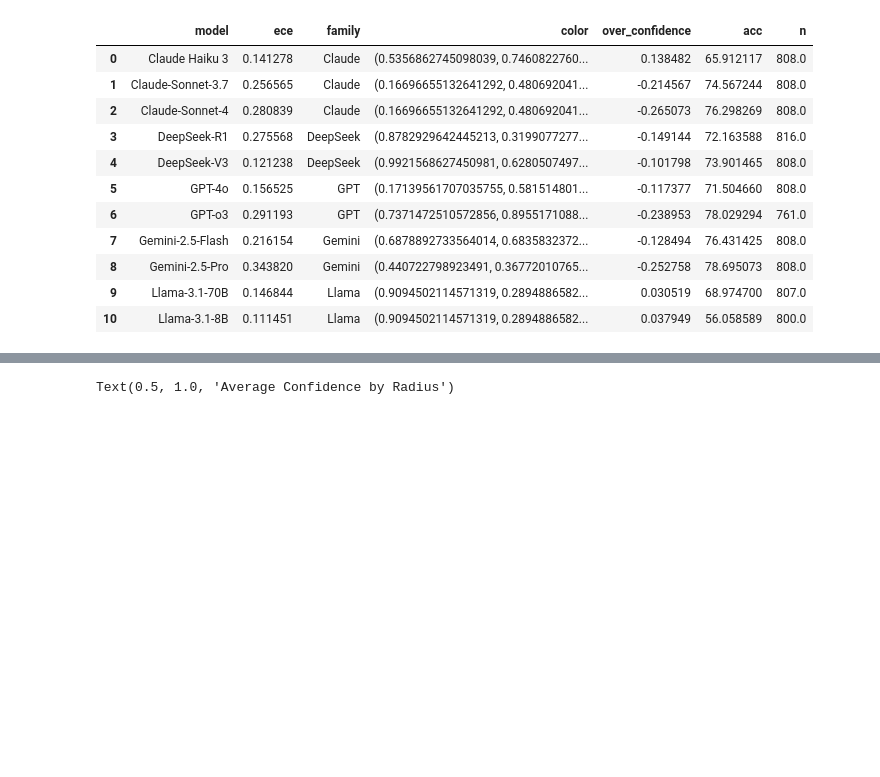
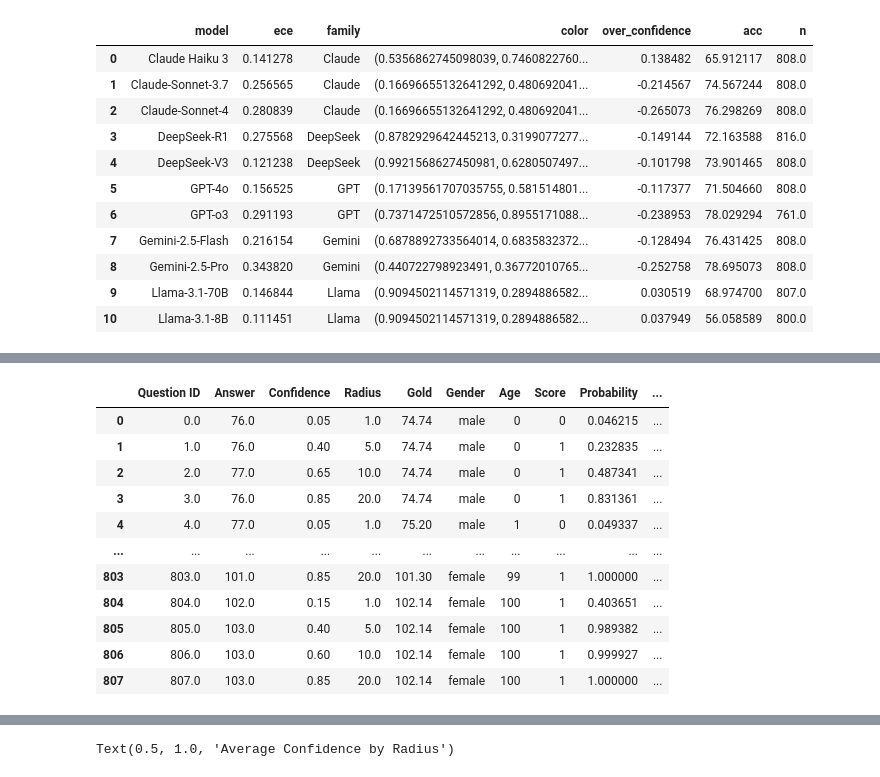
Before and after one commit to NoamMichael/Comparing-Confidence-in-LLMs, a Jupyter notebook: get_results_analysis.ipynb, the cells around one changed output, grey strips where cells are left out. Drawn from its saved outputs; the diff is of its cells as text; code cells hidden in the pictures; blank space fills up the shorter version.

```diff
--- a/get_results_analysis.ipynb
+++ b/get_results_analysis.ipynb
@@ -2567,0 +2791,73 @@ Name: Confidence, dtype: float64
+# %%
+# --- Just analysis on Claude - Sonnet -4
+act = pd.read_csv('Formatted Benchmarks\\PeriodLifeTable_2022_RawData.csv')
+qset_name = 'LifeEval'
+gold_df_path = 'Formatted Benchmarks\\life_eval_formatted.csv'
+gold_df = pd.read_csv(gold_df_path)
+gold = gold_df['True Lifespan']
+model_name = 'Claude-Sonnet-4'
+
+
+df  = dfs[qset_name][model_name]
+print(f"USING {df.shape[0]} ROWS")
+answers = df['Answer']
+confidence = df['Confidence']
+qid = df['Question ID']
+
+# Get Radius
+radius_list = [1, 5, 10, 20]
+# Get the modulus of QID then use that as an index for radius_list such that 0-> 1, 1-> 5, 2-> 10, 3-> 20
+mod_qid = df['Question ID'].astype('int').apply(lambda x: x % 4)
+
+
+rads = mod_qid.apply(lambda i: radius_list[i])
+#df['radius'] = rads
+
+#Gold Answer:
+
+all_data = pd.DataFrame({
+    'Question ID': qid,
+    'Answer': answers,
+    'Confidence': confidence.astype(float),
+    'Radius': rads,
+    'Gold': gold
+})
+
+data = all_data[all_data['Answer'].notna()].copy()
+data['Gender'] = ['female' if i >= 404 else 'male' for i in df.index]
+data['Age'] = [get_age(qid) for qid in df['Question ID']]
+
+data['Score'] = (
+                (data['Answer'].astype(float) >= data['Gold'] - data['Radius']) &
+                (data['Answer'].astype(float) <= data['Gold'] + data['Radius'])
+            ).astype(int)
+
+data['Probability'] = data.apply(lambda row: compute_prob(
+    point_estimate= row['Answer'],
+    min_age= row['Age'],
+    gender= row['Gender'],
+    R= row['Radius'],
+    df = act
+    ),
+    axis = 1
+    )
+
+data['Overconfidence'] = (data['Confidence'] - data['Probability'])
+agg_df = data.groupby("Radius")["Overconfidence"].mean().reset_index()
+agg_df['Model'] = model_name#.all()
+
+
+
+print(f"Data:")
+display(data)
+
+sd = data[data['Radius'] == 1.0]
+
+print('Just R = 1')
+print(f"Mean Probability: {np.mean(sd['Probability'])} Mean Confidence: {np.mean(sd['Confidence'])}")
+print('Agregated:')
+agg_df
+
+
+#data[data['Answer'].isna()]
+# %% [output]
@@ -2567,0 +2866,12 @@ Name: Confidence, dtype: float64
+|  | Question ID | Answer | Confidence | Radius | Gold | Gender | Age | Score | Probability | ... |
+| 0 | 0.0 | 76.0 | 0.05 | 1.0 | 74.74 | male | 0 | 0 | 0.046215 | ... |
+| 1 | 1.0 | 76.0 | 0.40 | 5.0 | 74.74 | male | 0 | 1 | 0.232835 | ... |
+| 2 | 2.0 | 77.0 | 0.65 | 10.0 | 74.74 | male | 0 | 1 | 0.487341 | ... |
+| 3 | 3.0 | 76.0 | 0.85 | 20.0 | 74.74 | male | 0 | 1 | 0.831361 | ... |
+| 4 | 4.0 | 77.0 | 0.05 | 1.0 | 75.20 | male | 1 | 0 | 0.049337 | ... |
+| ... | ... | ... | ... | ... | ... | ... | ... | ... | ... | ... |
+| 803 | 803.0 | 101.0 | 0.85 | 20.0 | 101.30 | female | 99 | 1 | 1.000000 | ... |
+| 804 | 804.0 | 102.0 | 0.15 | 1.0 | 102.14 | female | 100 | 1 | 0.403651 | ... |
+| 805 | 805.0 | 103.0 | 0.40 | 5.0 | 102.14 | female | 100 | 1 | 0.989382 | ... |
+| 806 | 806.0 | 103.0 | 0.60 | 10.0 | 102.14 | female | 100 | 1 | 0.999927 | ... |
+| 807 | 807.0 | 103.0 | 0.85 | 20.0 | 102.14 | female | 100 | 1 | 1.000000 | ... |
```
Also changed, not shown: parts of 12 cells of this notebook, 14 other files.
